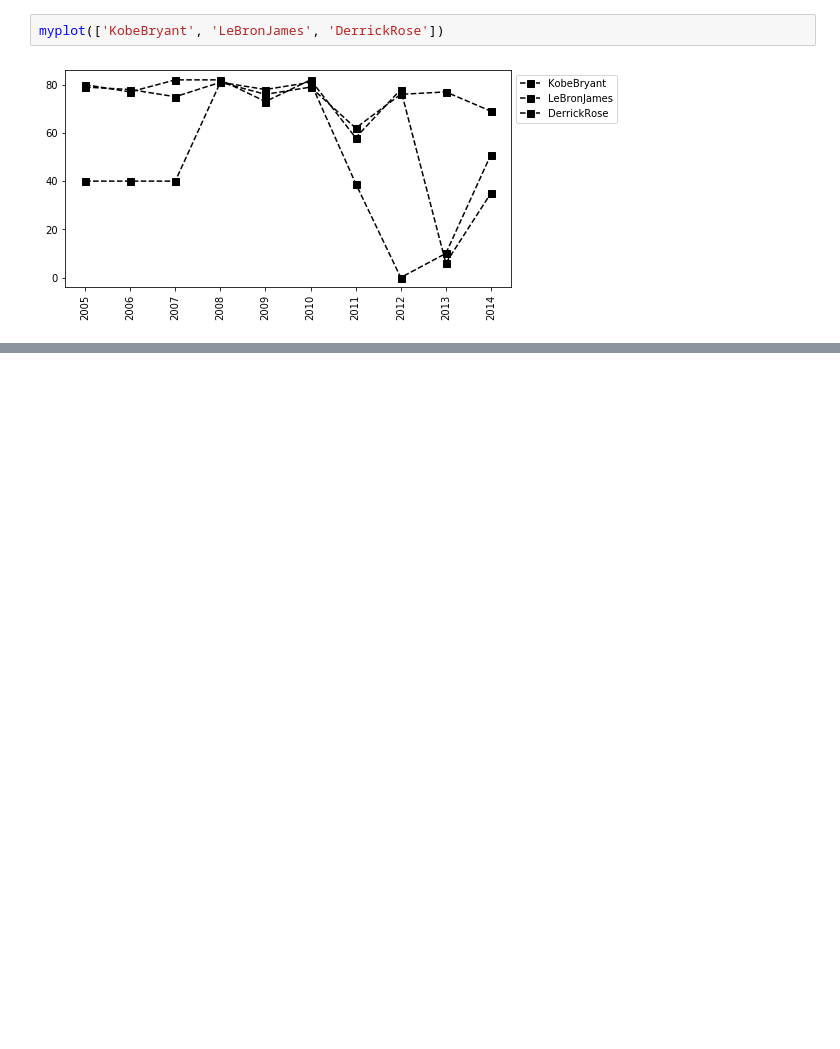
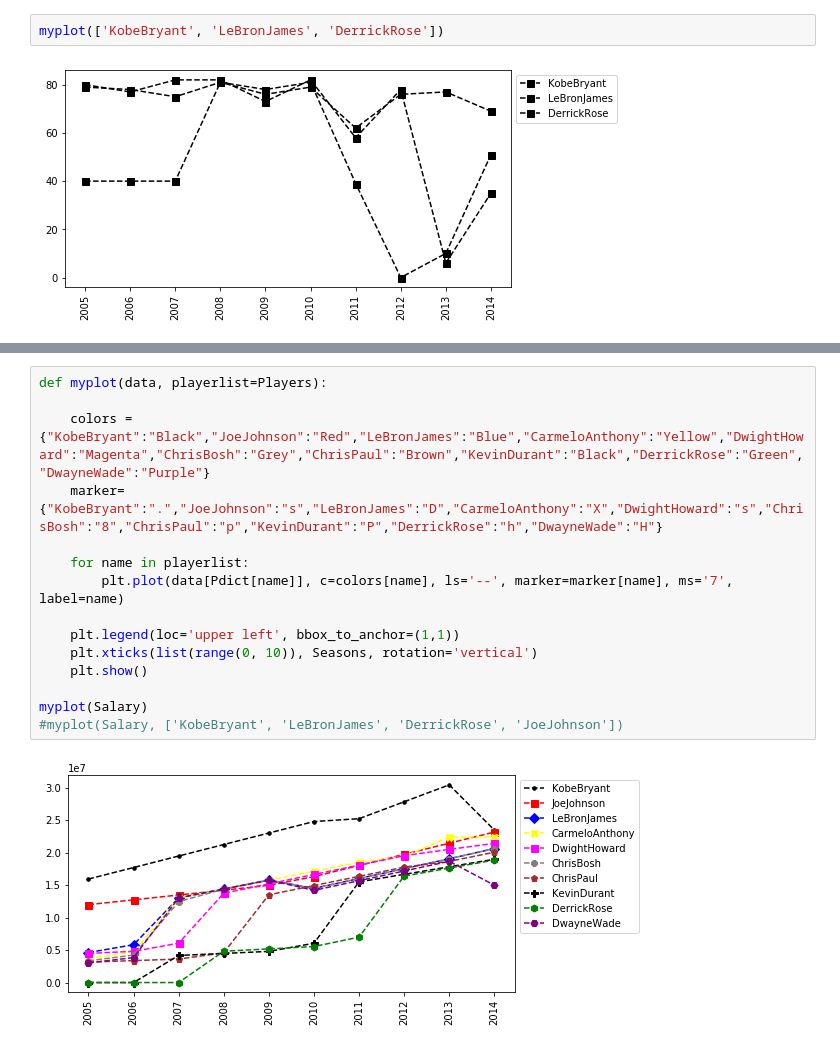
Before and after one commit to rado-radoev/code_mashup, a Jupyter notebook: python/DataSience/A-Z/Visualizations.ipynb, the cells around one changed output, grey strips where cells are left out. Cells and saved outputs as stored; diff of their text form; blank space fills up the shorter version.

```diff
--- a/python/DataSience/A-Z/Visualizations.ipynb
+++ b/python/DataSience/A-Z/Visualizations.ipynb
@@ -226,0 +227,17 @@ myplot(['KobeBryant', 'LeBronJames', 'DerrickRose'])
+# %%
+def myplot(data, playerlist=Players):
+
+    colors = {"KobeBryant":"Black","JoeJohnson":"Red","LeBronJames":"Blue","CarmeloAnthony":"Yellow","DwightHoward":"Magenta","ChrisBosh":"Grey","ChrisPaul":"Brown","KevinDurant":"Black","DerrickRose":"Green","DwayneWade":"Purple"}
+    marker= {"KobeBryant":".","JoeJohnson":"s","LeBronJames":"D","CarmeloAnthony":"X","DwightHoward":"s","ChrisBosh":"8","ChrisPaul":"p","KevinDurant":"P","DerrickRose":"h","DwayneWade":"H"}
+
+    for name in playerlist:
+        plt.plot(data[Pdict[name]], c=colors[name], ls='--', marker=marker[name], ms='7', label=name)
+
+    plt.legend(loc='upper left', bbox_to_anchor=(1,1))
+    plt.xticks(list(range(0, 10)), Seasons, rotation='vertical')
+    plt.show()
+
+myplot(Salary)
+#myplot(Salary, ['KobeBryant', 'LeBronJames', 'DerrickRose', 'JoeJohnson'])
+# %% [output]
+[figure, added]
```
Also changed, not shown: parts of 1 cell of this notebook.
